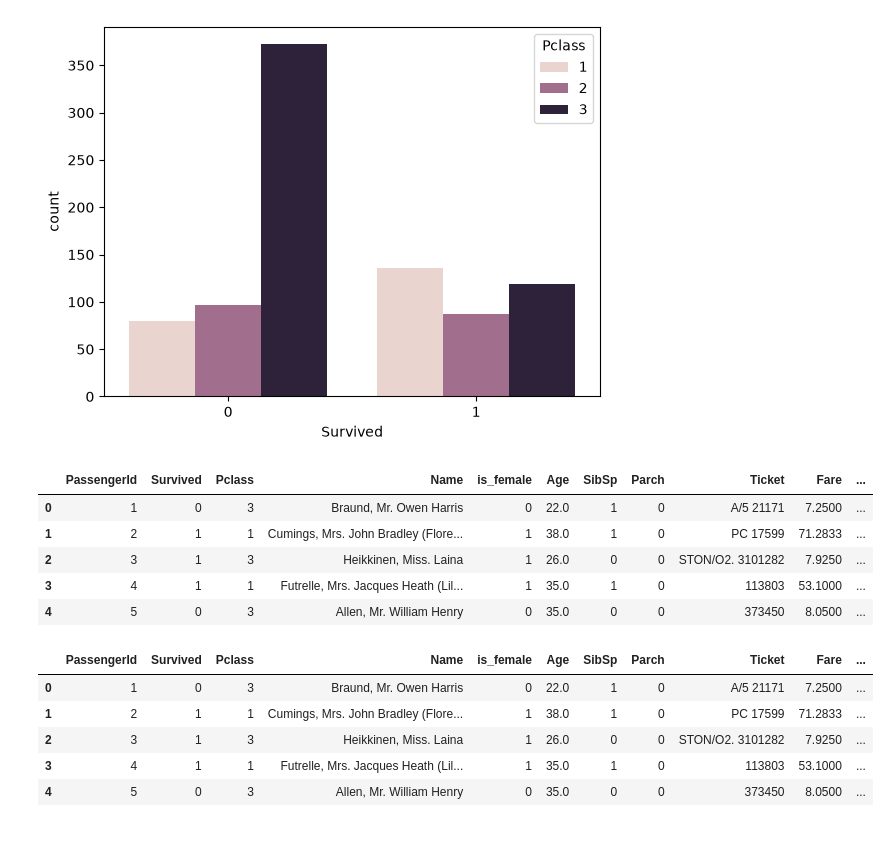
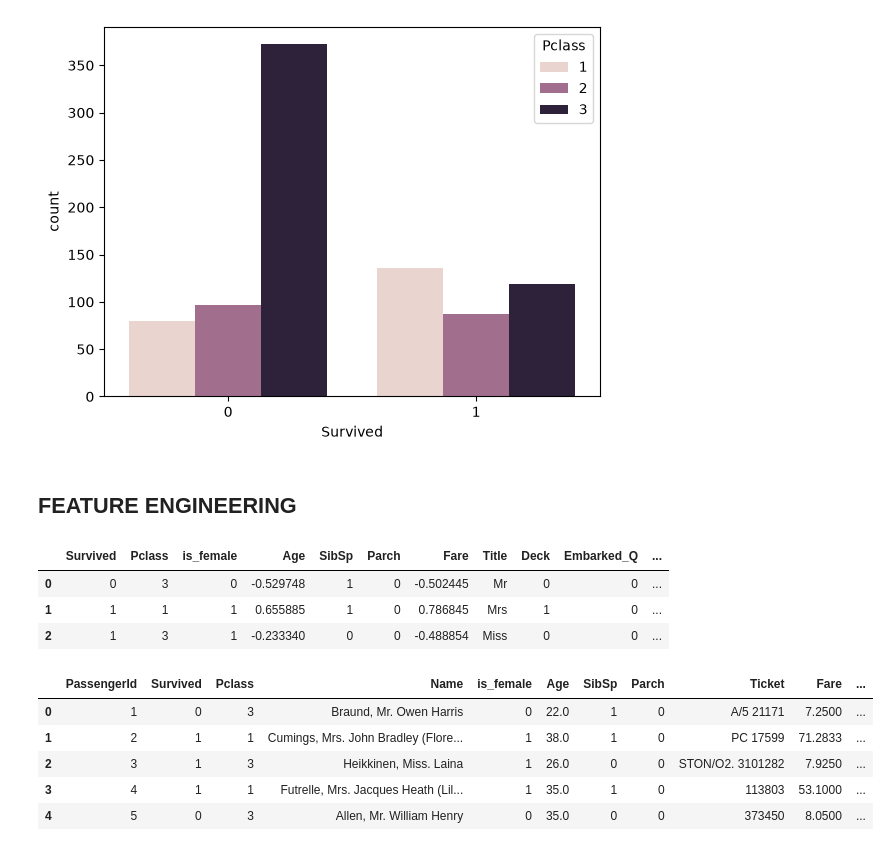
Before and after one commit to C4naryS0ck/ideal-carnival, a Jupyter notebook: titanic_dataset.ipynb, the cells around one changed output. Drawn from its saved outputs; the diff is of its cells as text; code cells hidden in the pictures.

```diff
--- a/titanic_dataset.ipynb
+++ b/titanic_dataset.ipynb
@@ -370,15 +328,15 @@ sns.countplot(x=df['Survived'], hue=df['Pclass'])
 # %% [output]
 <Axes: xlabel='Survived', ylabel='count'>
 [figure]
+# %% [markdown]
+## FEATURE ENGINEERING
 # %%
-df.head()
+df.head(3)
 # %% [output]
-|  | PassengerId | Survived | Pclass | Name | is_female | Age | SibSp | Parch | Ticket | Fare | ... |
-| 0 | 1 | 0 | 3 | Braund, Mr. Owen Harris | 0 | 22.0 | 1 | 0 | A/5 21171 | 7.2500 | ... |
-| 1 | 2 | 1 | 1 | Cumings, Mrs. John Bradley (Flore... | 1 | 38.0 | 1 | 0 | PC 17599 | 71.2833 | ... |
-| 2 | 3 | 1 | 3 | Heikkinen, Miss. Laina | 1 | 26.0 | 0 | 0 | STON/O2. 3101282 | 7.9250 | ... |
-| 3 | 4 | 1 | 1 | Futrelle, Mrs. Jacques Heath (Lil... | 1 | 35.0 | 1 | 0 | 113803 | 53.1000 | ... |
-| 4 | 5 | 0 | 3 | Allen, Mr. William Henry | 0 | 35.0 | 0 | 0 | 373450 | 8.0500 | ... |
+|  | Survived | Pclass | is_female | Age | SibSp | Parch | Fare | Title | Deck | Embarked_Q | ... |
+| 0 | 0 | 3 | 0 | -0.529748 | 1 | 0 | -0.502445 | Mr | 0 | 0 | ... |
+| 1 | 1 | 1 | 1 | 0.655885 | 1 | 0 | 0.786845 | Mrs | 1 | 0 | ... |
+| 2 | 1 | 3 | 1 | -0.233340 | 0 | 0 | -0.488854 | Miss | 0 | 0 | ... |
 # %%
 df['FamilySize'] = df['SibSp']+df['Parch']+1
 # %%
```
Also changed, not shown: parts of 11 cells of this notebook, 1 other file.
